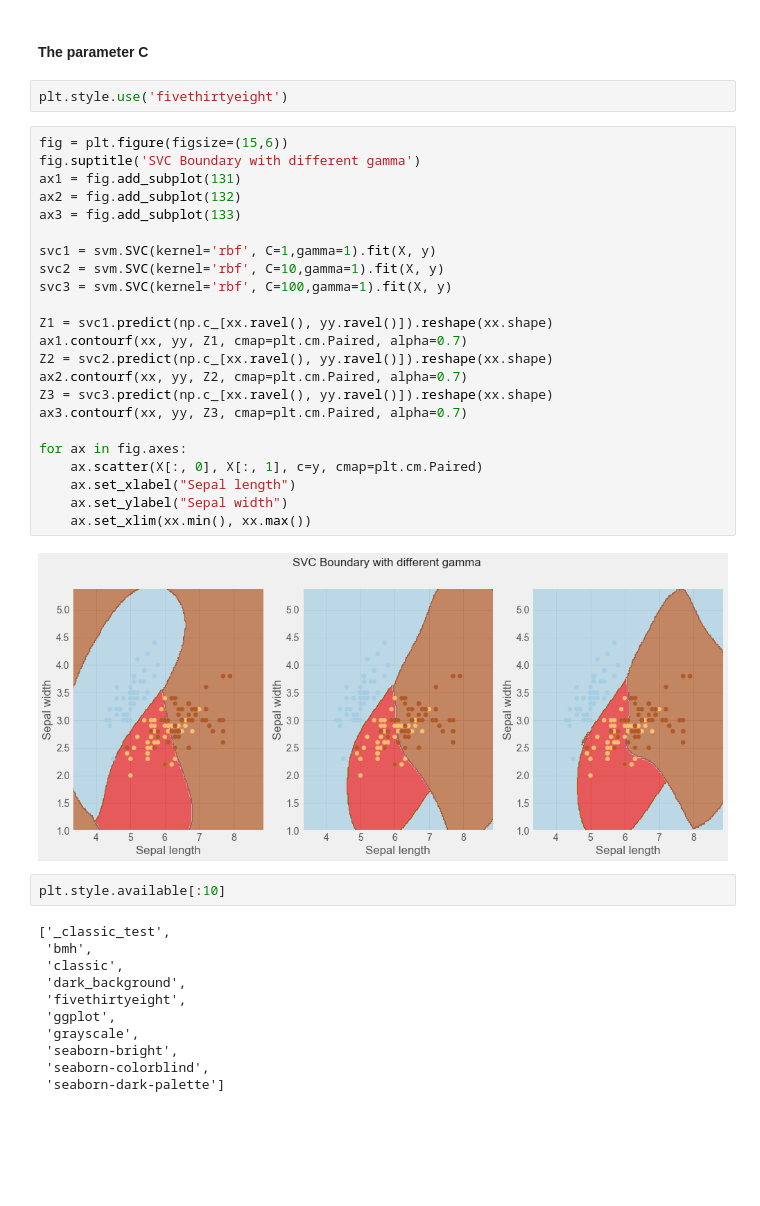
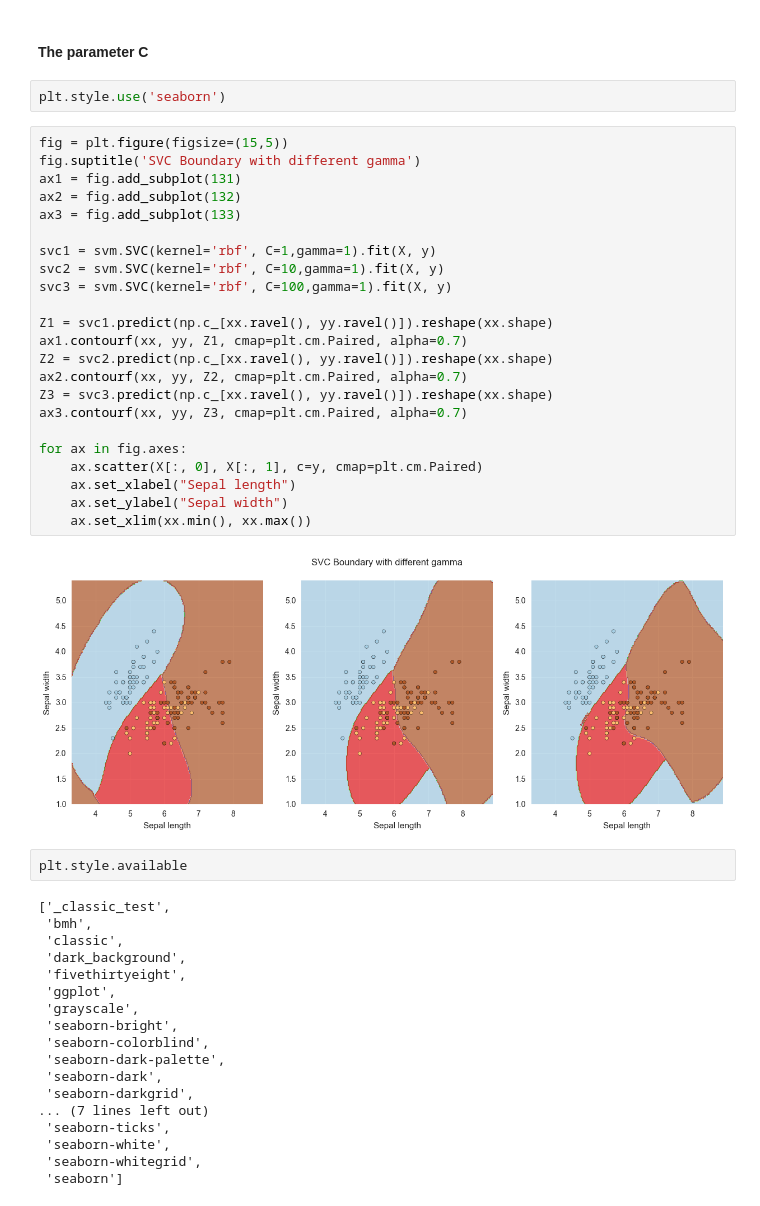
Before and after one commit to hemafeifei/python_projects, a Jupyter notebook: algorithms/Sklearn_SVM.ipynb, the cells around one changed output. Cells and saved outputs as stored; diff of their text form; blank space fills up the shorter version.

```diff
--- a/algorithms/Sklearn_SVM.ipynb
+++ b/algorithms/Sklearn_SVM.ipynb
@@ -121,34 +121,34 @@ for ax in fig.axes:
 # %% [markdown]
 #### The parameter C
 # %%
-plt.style.use('fivethirtyeight')
+plt.style.use('seaborn')
 # %%
-fig = plt.figure(figsize=(15,6))
+fig = plt.figure(figsize=(15,5))
 fig.suptitle('SVC Boundary with different gamma')
 ax1 = fig.add_subplot(131)
 ax2 = fig.add_subplot(132)
 ax3 = fig.add_subplot(133)
 
 svc1 = svm.SVC(kernel='rbf', C=1,gamma=1).fit(X, y)
 svc2 = svm.SVC(kernel='rbf', C=10,gamma=1).fit(X, y)
 svc3 = svm.SVC(kernel='rbf', C=100,gamma=1).fit(X, y)
 
 Z1 = svc1.predict(np.c_[xx.ravel(), yy.ravel()]).reshape(xx.shape)
 ax1.contourf(xx, yy, Z1, cmap=plt.cm.Paired, alpha=0.7)
 Z2 = svc2.predict(np.c_[xx.ravel(), yy.ravel()]).reshape(xx.shape)
 ax2.contourf(xx, yy, Z2, cmap=plt.cm.Paired, alpha=0.7)
 Z3 = svc3.predict(np.c_[xx.ravel(), yy.ravel()]).reshape(xx.shape)
 ax3.contourf(xx, yy, Z3, cmap=plt.cm.Paired, alpha=0.7)
 
 for ax in fig.axes:
     ax.scatter(X[:, 0], X[:, 1], c=y, cmap=plt.cm.Paired)
     ax.set_xlabel("Sepal length")
     ax.set_ylabel("Sepal width")
     ax.set_xlim(xx.min(), xx.max())
 # %% [output]
-[figure, old version]
+[figure, new version]
 # %%
-plt.style.available[:10]
+plt.style.available
 # %% [output]
 ['_classic_test',
  'bmh',
@@ -159,4 +159,11 @@ plt.style.available[:10]
  'grayscale',
  'seaborn-bright',
  'seaborn-colorblind',
- 'seaborn-dark-palette']
+ 'seaborn-dark-palette',
+ 'seaborn-dark',
+ 'seaborn-darkgrid',
+... (7 lines left out)
+ 'seaborn-ticks',
+ 'seaborn-white',
+ 'seaborn-whitegrid',
+ 'seaborn']
```
Also changed, not shown: 3 other files.
